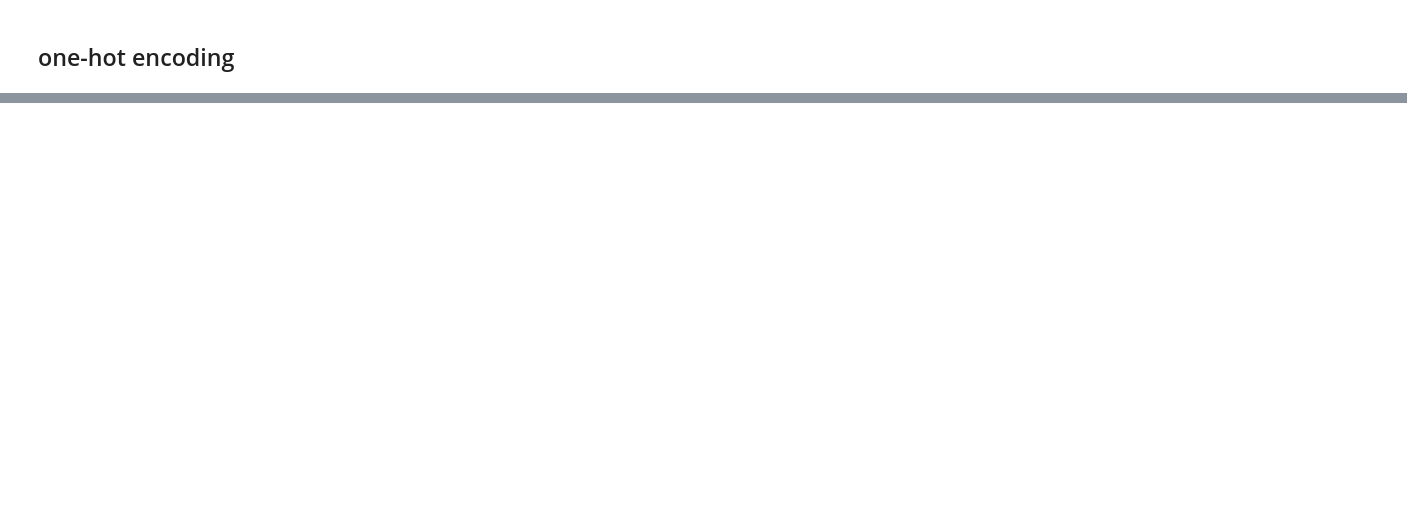
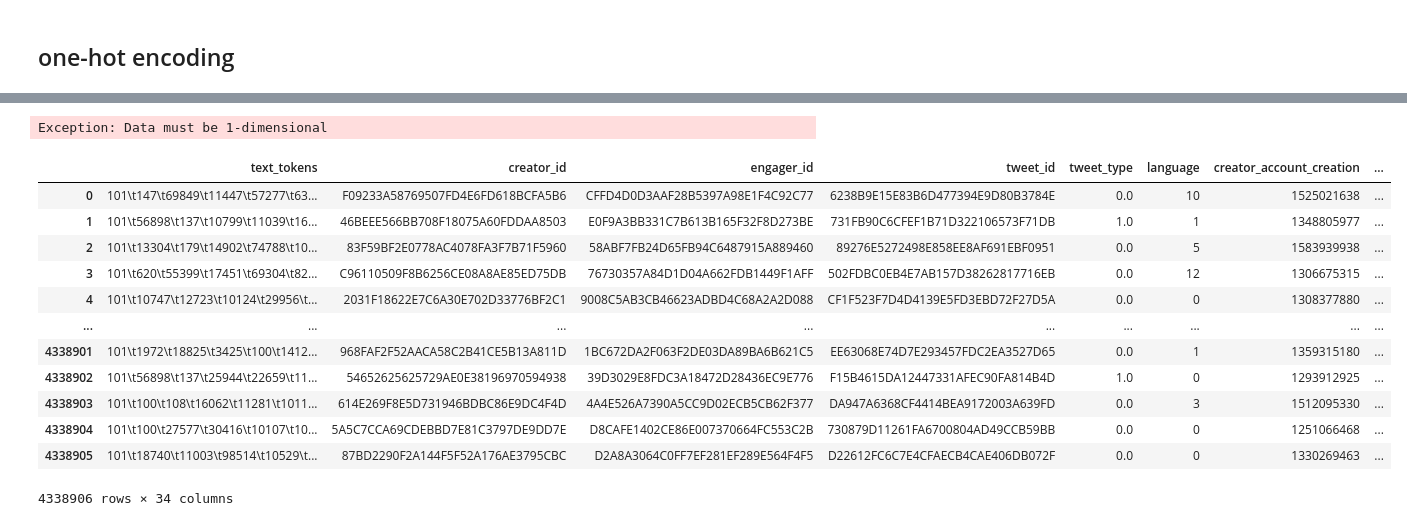
Before and after one commit to RecKIE7/recsys2021-twitter, a Jupyter notebook: models/notebooks/FFNN/05-FFNN-onehot-encoding-reply.ipynb, the cells around one changed output, grey strips where cells are left out. Cells and saved outputs as stored; diff of their text form; code cells hidden in the pictures; blank space fills up the shorter version.

```diff
--- a/models/notebooks/FFNN/05-FFNN-onehot-encoding-reply.ipynb
+++ b/models/notebooks/FFNN/05-FFNN-onehot-encoding-reply.ipynb
@@ -65,0 +57,32 @@ train.head()
+# %%
+tweet_type = train['tweet_type']
+# %%
+num = np.unique(tweet_type, axis=0)
+num = np.array([0, 1, 2, 3])
+num = num.shape[0]
+
+encoding = np.eye(num)[tweet_type]
+# %%
+train['tweet_type'] = encoding
+# %%
+pd.Series(encoding).map(lambda x: ''.join(x))
+# %% [output]
+Exception: Data must be 1-dimensional
+# %%
+train['a'] = encoding
+# %%
+train
+# %% [output]
+|  | text_tokens | creator_id | engager_id | tweet_id | tweet_type | language | creator_account_creation | ... |
+| 0 | 101\t147\t69849\t11447\t57277\t63... | F09233A58769507FD4E6FD618BCFA5B6 | CFFD4D0D3AAF28B5397A98E1F4C92C77 | 6238B9E15E83B6D477394E9D80B3784E | 0.0 | 10 | 1525021638 | ... |
+| 1 | 101\t56898\t137\t10799\t11039\t16... | 46BEEE566BB708F18075A60FDDAA8503 | E0F9A3BB331C7B613B165F32F8D273BE | 731FB90C6CFEF1B71D322106573F71DB | 1.0 | 1 | 1348805977 | ... |
+| 2 | 101\t13304\t179\t14902\t74788\t10... | 83F59BF2E0778AC4078FA3F7B71F5960 | 58ABF7FB24D65FB94C6487915A889460 | 89276E5272498E858EE8AF691EBF0951 | 0.0 | 5 | 1583939938 | ... |
+| 3 | 101\t620\t55399\t17451\t69304\t82... | C96110509F8B6256CE08A8AE85ED75DB | 76730357A84D1D04A662FDB1449F1AFF | 502FDBC0EB4E7AB157D38262817716EB | 0.0 | 12 | 1306675315 | ... |
+| 4 | 101\t10747\t12723\t10124\t29956\t... | 2031F18622E7C6A30E702D33776BF2C1 | 9008C5AB3CB46623ADBD4C68A2A2D088 | CF1F523F7D4D4139E5FD3EBD72F27D5A | 0.0 | 0 | 1308377880 | ... |
+| ... | ... | ... | ... | ... | ... | ... | ... | ... |
+| 4338901 | 101\t1972\t18825\t3425\t100\t1412... | 968FAF2F52AACA58C2B41CE5B13A811D | 1BC672DA2F063F2DE03DA89BA6B621C5 | EE63068E74D7E293457FDC2EA3527D65 | 0.0 | 1 | 1359315180 | ... |
+| 4338902 | 101\t56898\t137\t25944\t22659\t11... | 54652625625729AE0E38196970594938 | 39D3029E8FDC3A18472D28436EC9E776 | F15B4615DA12447331AFEC90FA814B4D | 1.0 | 0 | 1293912925 | ... |
+| 4338903 | 101\t100\t108\t16062\t11281\t1011... | 614E269F8E5D731946BDBC86E9DC4F4D | 4A4E526A7390A5CC9D02ECB5CB62F377 | DA947A6368CF4414BEA9172003A639FD | 0.0 | 3 | 1512095330 | ... |
+| 4338904 | 101\t100\t27577\t30416\t10107\t10... | 5A5C7CCA69CDEBBD7E81C3797DE9DD7E | D8CAFE1402CE86E007370664FC553C2B | 730879D11261FA6700804AD49CCB59BB | 0.0 | 0 | 1251066468 | ... |
+| 4338905 | 101\t18740\t11003\t98514\t10529\t... | 87BD2290F2A144F5F52A176AE3795CBC | D2A8A3064C0FF7EF281EF289E564F4F5 | D22612FC6C7E4CFAECB4CAE406DB072F | 0.0 | 0 | 1330269463 | ... |
+4338906 rows × 34 columns
```
Also changed, not shown: parts of 2 cells of this notebook, 6 other files.
